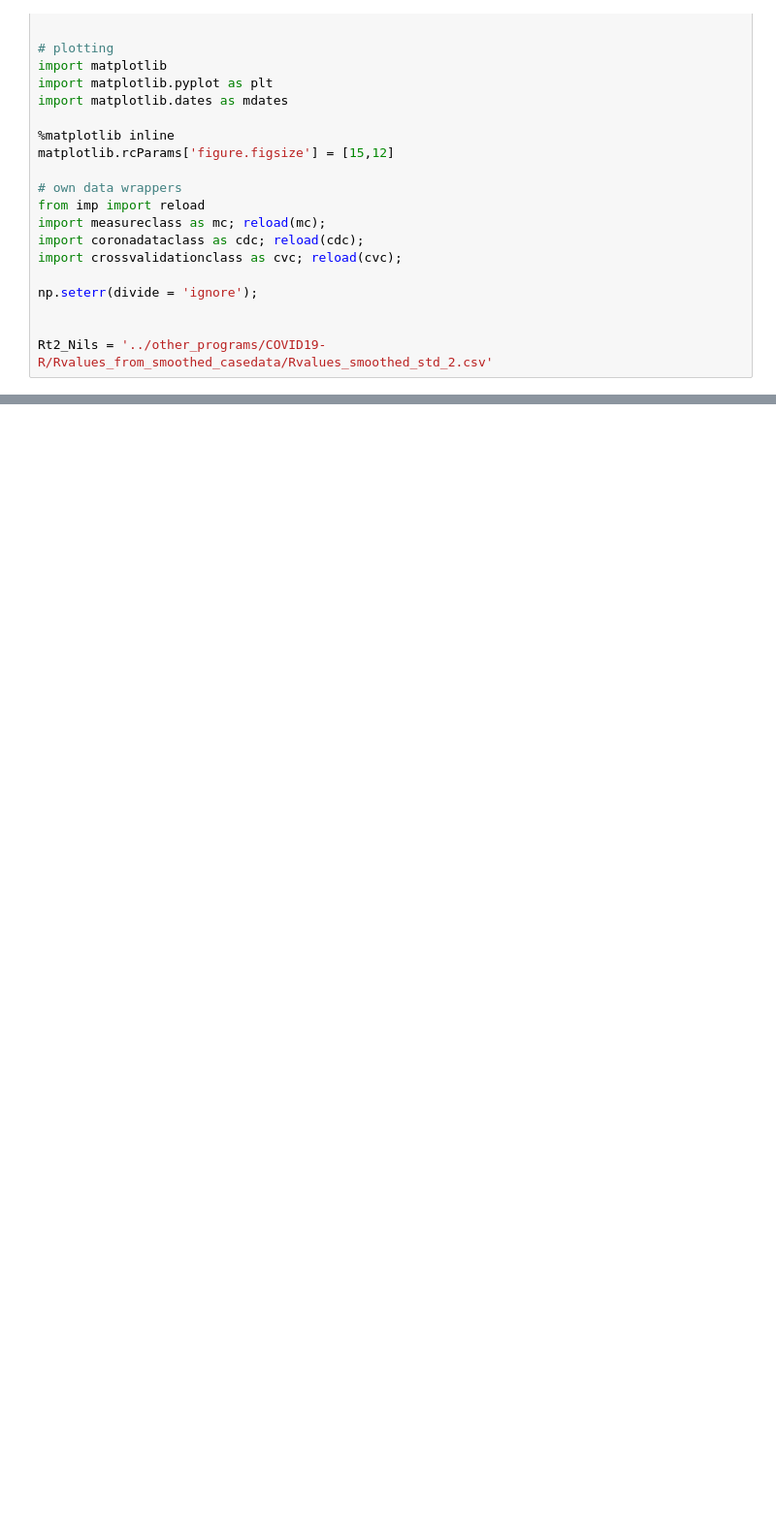
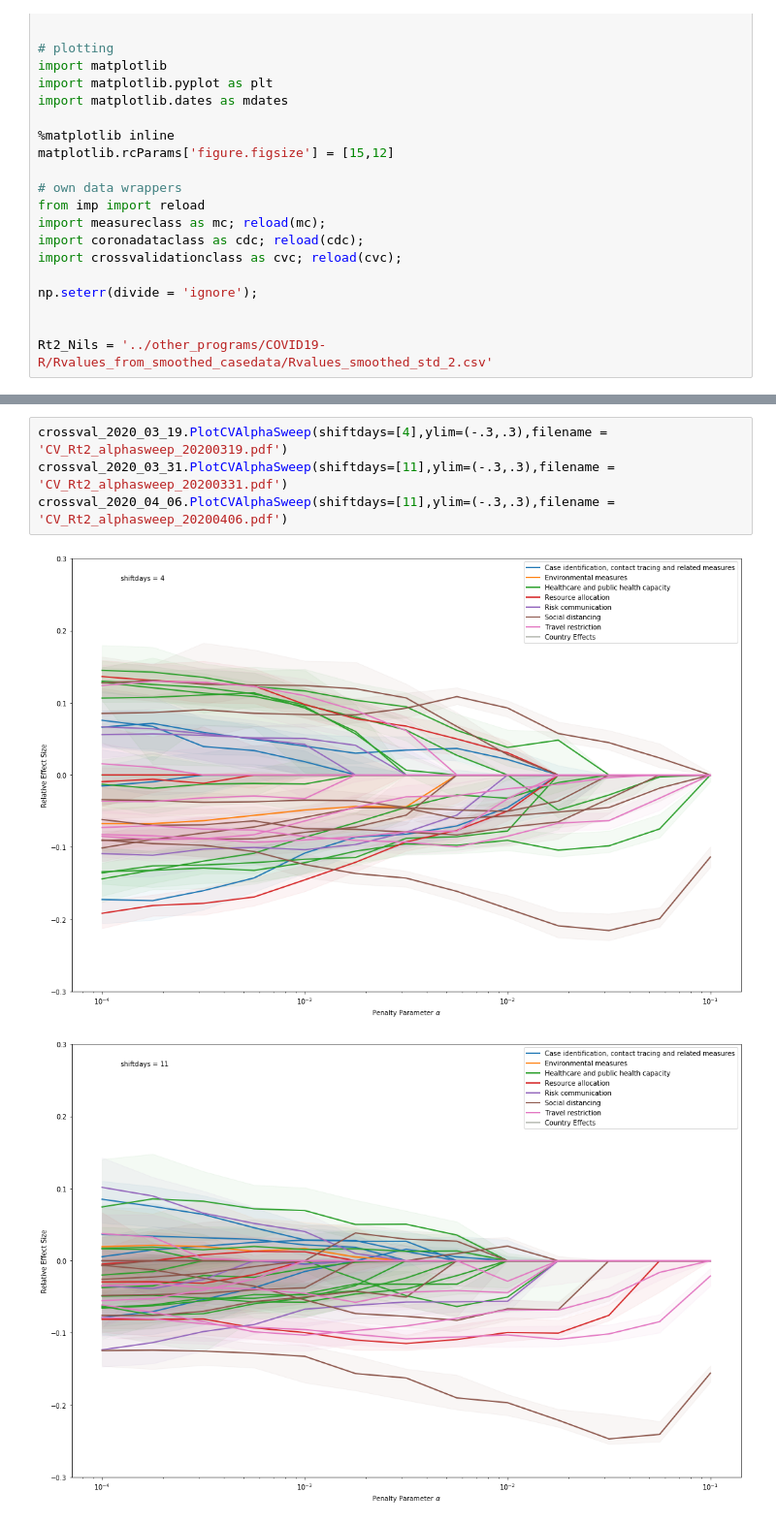
Before and after one commit to lukasgeyrhofer/corona, a Jupyter notebook: NPI effects, changing cutoff.ipynb, the cells around one changed output, grey strips where cells are left out. Shown at 97% size. Saved outputs shown, nothing was run; the diff lists cells and outputs as text; blank space fills up the shorter version.

Commit message:
update with finer grid on alpha

```diff
--- a/NPI effects, changing cutoff.ipynb
+++ b/NPI effects, changing cutoff.ipynb
@@ -106,0 +98,7 @@ crossval_2020_04_06.PlotMeasureListSorted(drop_zeros=True,figsize = (15,5),title
+# %%
+crossval_2020_03_19.PlotCVAlphaSweep(shiftdays=[4],ylim=(-.3,.3),filename = 'CV_Rt2_alphasweep_20200319.pdf')
+crossval_2020_03_31.PlotCVAlphaSweep(shiftdays=[11],ylim=(-.3,.3),filename = 'CV_Rt2_alphasweep_20200331.pdf')
+crossval_2020_04_06.PlotCVAlphaSweep(shiftdays=[11],ylim=(-.3,.3),filename = 'CV_Rt2_alphasweep_20200406.pdf')
+# %% [output]
+[figure, added]
+[figure, added]
```
Also changed, not shown: parts of 8 cells of this notebook.
